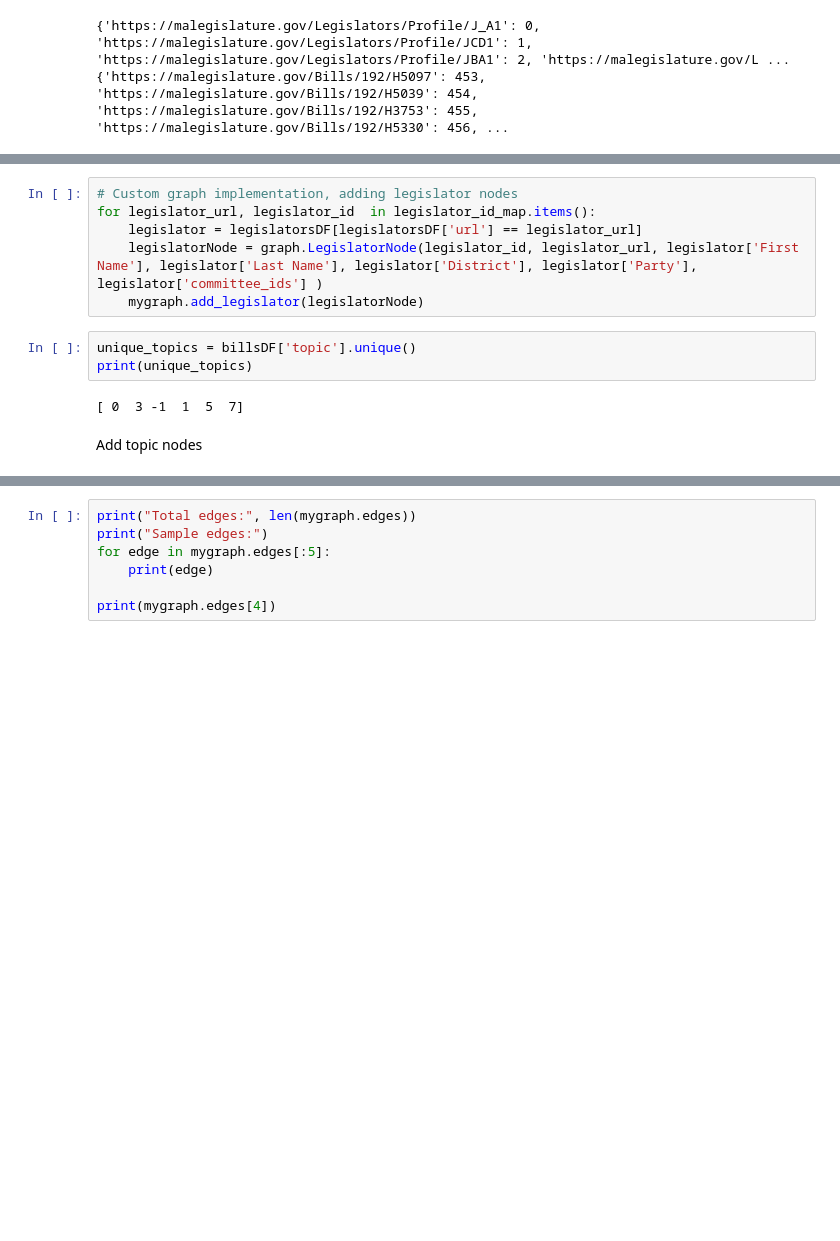
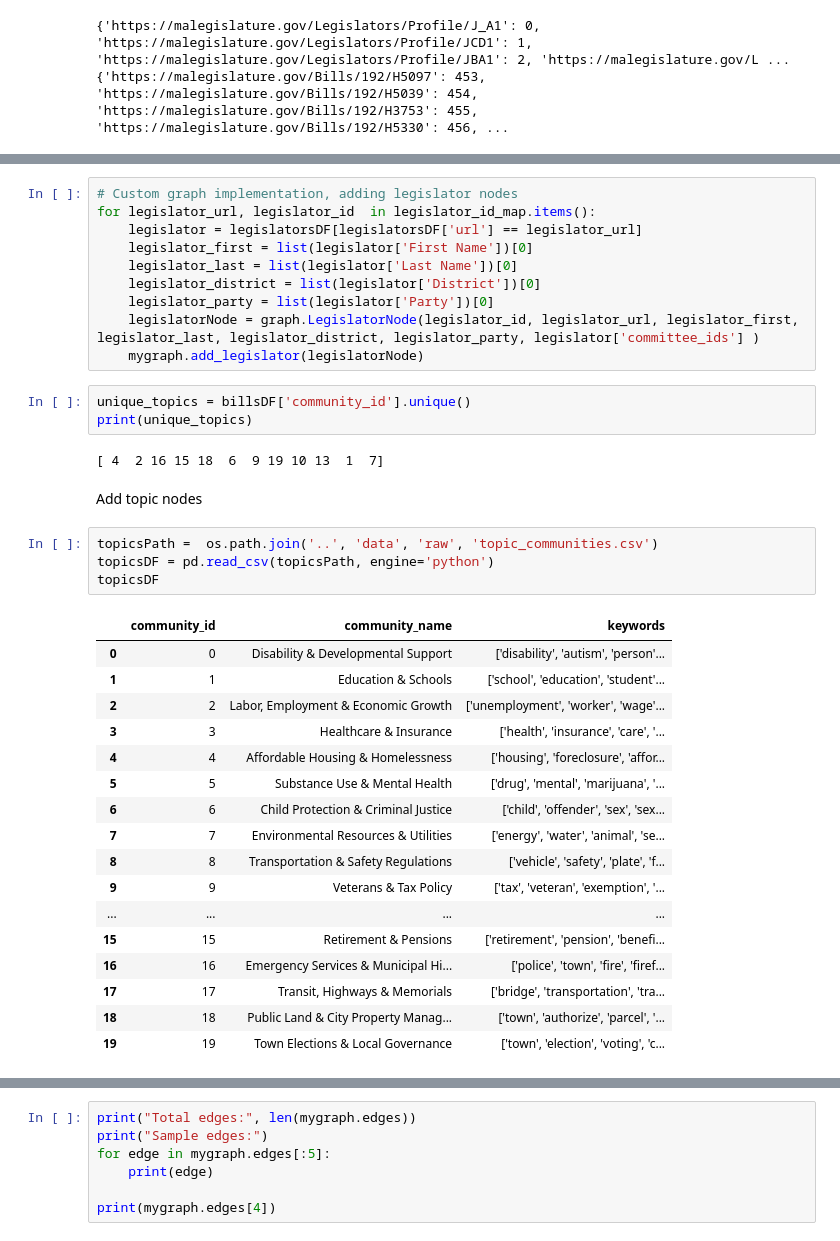
Before and after one commit to BU-Spark/ml-artifexai-legislation, a Jupyter notebook: notebooks/BostonGraphEDA.ipynb, the cells around one changed output, grey strips where cells are left out. Drawn from its saved outputs; the diff is of its cells as text; blank space fills up the shorter version.

Commit message:
Added topic communities to graph and grouped bills by topics

```diff
--- a/notebooks/BostonGraphEDA.ipynb
+++ b/notebooks/BostonGraphEDA.ipynb
@@ -74,15 +82,41 @@ for bill_url, bill_id  in bill_id_map.items():
 # Custom graph implementation, adding legislator nodes
 for legislator_url, legislator_id  in legislator_id_map.items():
     legislator = legislatorsDF[legislatorsDF['url'] == legislator_url]
-    legislatorNode = graph.LegislatorNode(legislator_id, legislator_url, legislator['First Name'], legislator['Last Name'], legislator['District'], legislator['Party'], legislator['committee_ids'] )
+    legislator_first = list(legislator['First Name'])[0]
+    legislator_last = list(legislator['Last Name'])[0]
+    legislator_district = list(legislator['District'])[0]
+    legislator_party = list(legislator['Party'])[0]
+    legislatorNode = graph.LegislatorNode(legislator_id, legislator_url, legislator_first, legislator_last, legislator_district, legislator_party, legislator['committee_ids'] )
     mygraph.add_legislator(legislatorNode)
 # %%
-unique_topics = billsDF['topic'].unique()
+unique_topics = billsDF['community_id'].unique()
 print(unique_topics)
 # %% [output]
-[ 0  3 -1  1  5  7]
+[ 4  2 16 15 18  6  9 19 10 13  1  7]
 # %% [markdown]
 Add topic nodes
+# %%
+topicsPath =  os.path.join('..', 'data', 'raw', 'topic_communities.csv')
+topicsDF = pd.read_csv(topicsPath, engine='python')
+topicsDF
+# %% [output]
+|  | community_id | community_name | keywords |
+| 0 | 0 | Disability & Developmental Support | ['disability', 'autism', 'person'... |
+| 1 | 1 | Education & Schools | ['school', 'education', 'student'... |
+| 2 | 2 | Labor, Employment & Economic Growth | ['unemployment', 'worker', 'wage'... |
+| 3 | 3 | Healthcare & Insurance | ['health', 'insurance', 'care', '... |
+| 4 | 4 | Affordable Housing & Homelessness | ['housing', 'foreclosure', 'affor... |
+| 5 | 5 | Substance Use & Mental Health | ['drug', 'mental', 'marijuana', '... |
+| 6 | 6 | Child Protection & Criminal Justice | ['child', 'offender', 'sex', 'sex... |
+| 7 | 7 | Environmental Resources & Utilities | ['energy', 'water', 'animal', 'se... |
+| 8 | 8 | Transportation & Safety Regulations | ['vehicle', 'safety', 'plate', 'f... |
+| 9 | 9 | Veterans & Tax Policy | ['tax', 'veteran', 'exemption', '... |
+| ... | ... | ... | ... |
+| 15 | 15 | Retirement & Pensions | ['retirement', 'pension', 'benefi... |
+| 16 | 16 | Emergency Services & Municipal Hi... | ['police', 'town', 'fire', 'firef... |
+| 17 | 17 | Transit, Highways & Memorials | ['bridge', 'transportation', 'tra... |
+| 18 | 18 | Public Land & City Property Manag... | ['town', 'authorize', 'parcel', '... |
+| 19 | 19 | Town Elections & Local Governance | ['town', 'election', 'voting', 'c... |
 # %%
 topic_id_map = {topicID: idx + len(legislator_ids) + len(bill_ids) for idx, topicID in enumerate(unique_topics)}
 print(topic_id_map)
```
Also changed, not shown: parts of 5 cells of this notebook, 1 other file.
